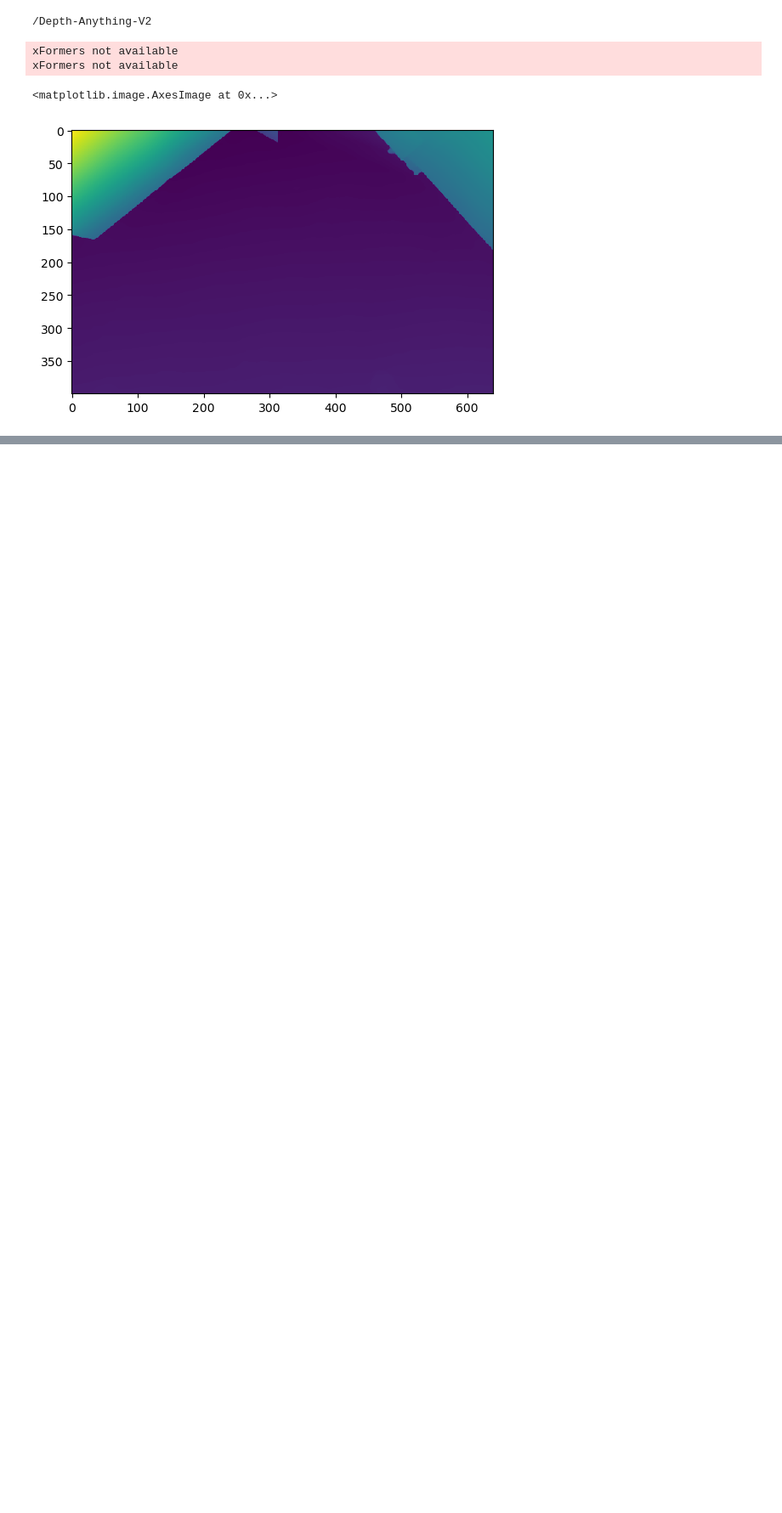
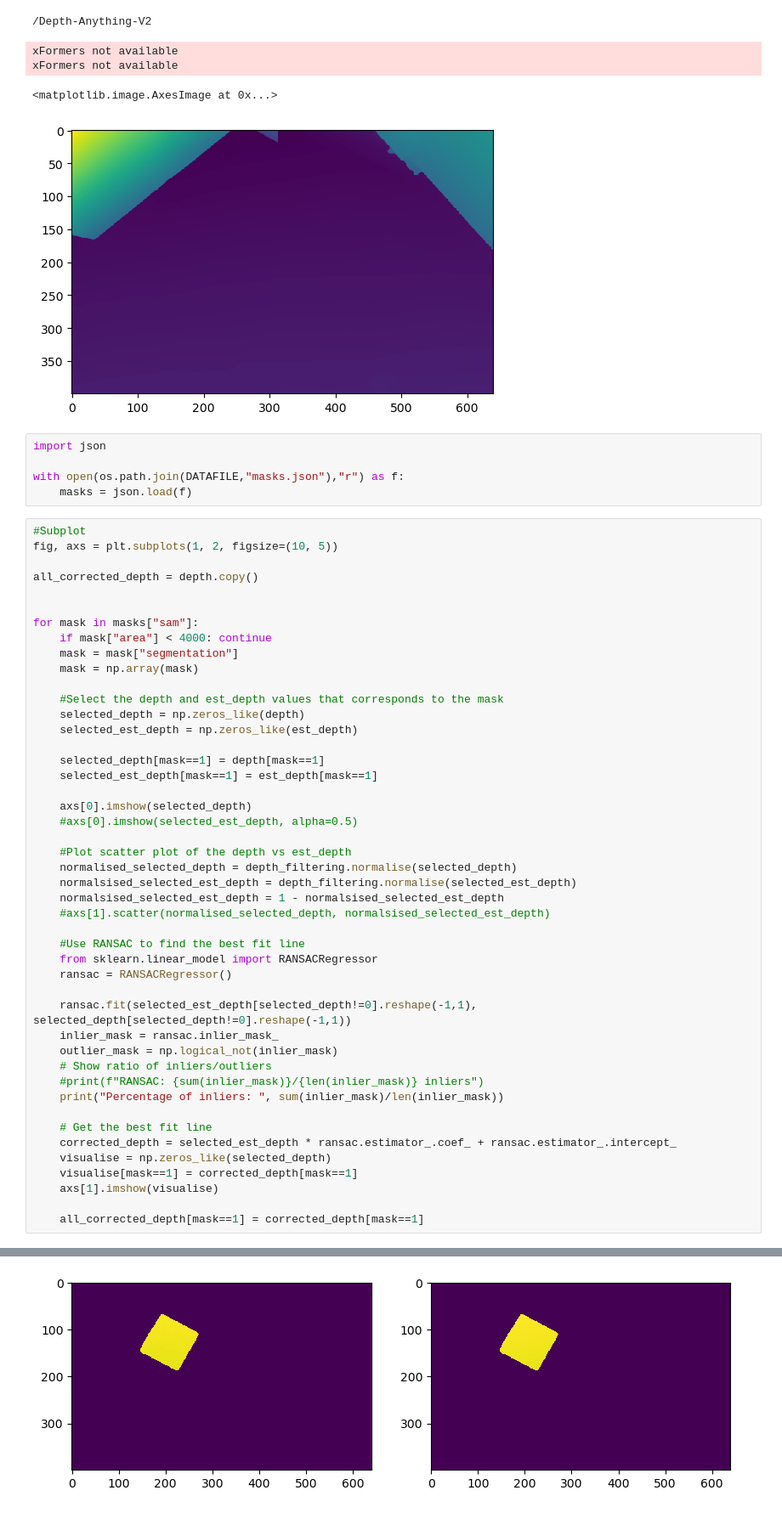
Before and after one commit to tauzn-clock/deep-stereo, a Jupyter notebook: scripts/playground.ipynb, the cells around one changed output, grey strips where cells are left out. Shown at 85% size. Drawn from its saved outputs; the diff is of its cells as text; blank space fills up the shorter version.

Commit message:
convert segment into distance

```diff
--- a/scripts/playground.ipynb
+++ b/scripts/playground.ipynb
@@ -75,3 +77,55 @@ xFormers not available
 xFormers not available
 <matplotlib.image.AxesImage at 0x...>
 [figure]
+# %%
+import json
+
+with open(os.path.join(DATAFILE,"masks.json"),"r") as f:
+    masks = json.load(f)
+# %%
+#Subplot
+fig, axs = plt.subplots(1, 2, figsize=(10, 5))
+
+all_corrected_depth = depth.copy()
+
+
+for mask in masks["sam"]:
+    if mask["area"] < 4000: continue
+    mask = mask["segmentation"]
+    mask = np.array(mask)
+
+    #Select the depth and est_depth values that corresponds to the mask
+    selected_depth = np.zeros_like(depth)
+    selected_est_depth = np.zeros_like(est_depth)
+
+    selected_depth[mask==1] = depth[mask==1]
+    selected_est_depth[mask==1] = est_depth[mask==1]
+
+    axs[0].imshow(selected_depth)
+    #axs[0].imshow(selected_est_depth, alpha=0.5)
+
+    #Plot scatter plot of the depth vs est_depth
+    normalised_selected_depth = depth_filtering.normalise(selected_depth)
+    normalsised_selected_est_depth = depth_filtering.normalise(selected_est_depth)
+    normalsised_selected_est_depth = 1 - normalsised_selected_est_depth
+    #axs[1].scatter(normalised_selected_depth, normalsised_selected_est_depth)
+
+    #Use RANSAC to find the best fit line
+    from sklearn.linear_model import RANSACRegressor
+    ransac = RANSACRegressor()
+
+    ransac.fit(selected_est_depth[selected_depth!=0].reshape(-1,1), selected_depth[selected_depth!=0].reshape(-1,1))
+    inlier_mask = ransac.inlier_mask_
+    outlier_mask = np.logical_not(inlier_mask)
+    # Show ratio of inliers/outliers
+    #print(f"RANSAC: {sum(inlier_mask)}/{len(inlier_mask)} inliers")
+    print("Percentage of inliers: ", sum(inlier_mask)/len(inlier_mask))
+
+    # Get the best fit line
+    corrected_depth = selected_est_depth * ransac.estimator_.coef_ + ransac.estimator_.intercept_
+    visualise = np.zeros_like(selected_depth)
+    visualise[mask==1] = corrected_depth[mask==1]
+    axs[1].imshow(visualise)
+
+    all_corrected_depth[mask==1] = corrected_depth[mask==1]
+# %% [output]
@@ -77,0 +149 @@ xFormers not available
+[figure, added]
```
Also changed, not shown: parts of 4 cells of this notebook, 1 other file.
